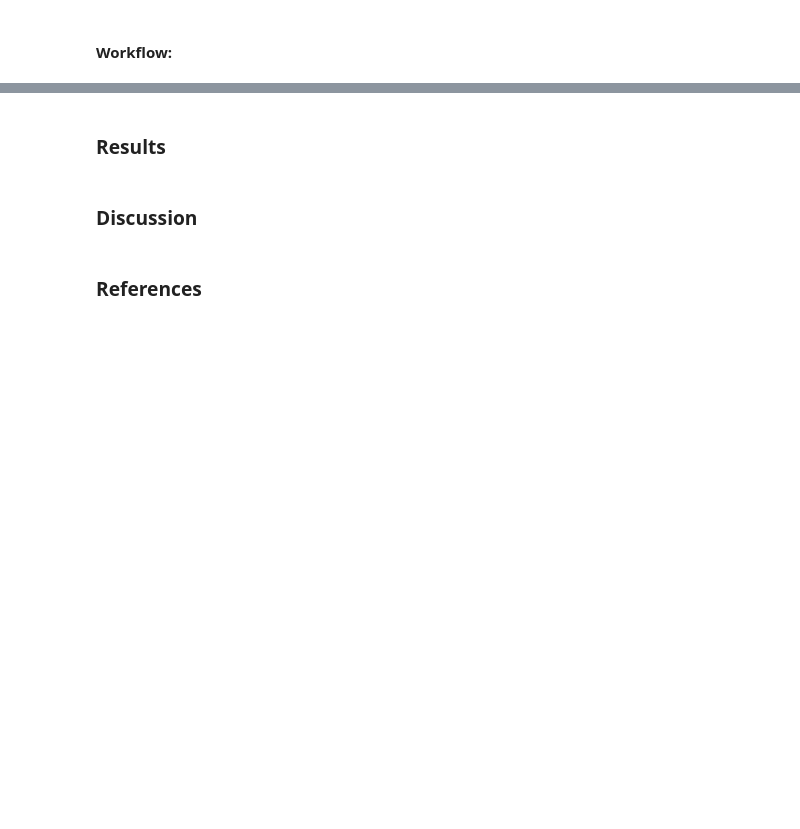
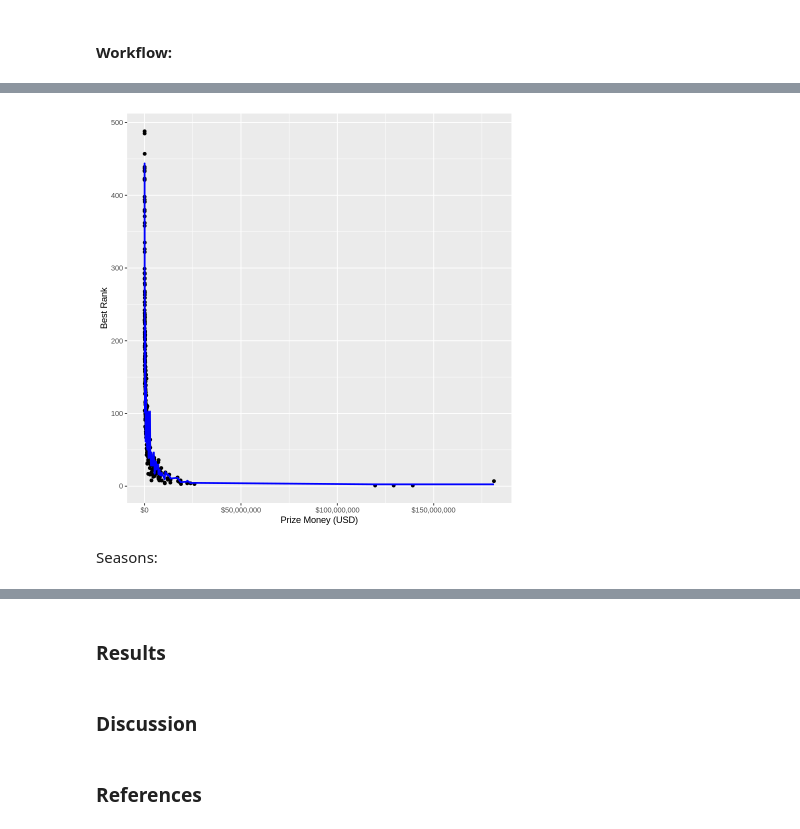
Before and after one commit to chaeyoonchang/dsci-100-group-007-33, a Jupyter notebook: report.ipynb, the cells around one changed output, grey strips where cells are left out. Saved outputs shown, nothing was run; the diff lists cells and outputs as text; code cells hidden in the pictures; blank space fills up the shorter version.

```diff
--- a/report.ipynb
+++ b/report.ipynb
@@ -260,0 +246,5 @@ tennis_data_recipe_Seasons <- recipe(Best_Rank ~ Seasons, data = tennis_data_tra
+# %%
+tennis_data_specs <- nearest_neighbor(weight_func = "rectangular", neighbors = tune()) |>
+    set_engine("kknn") |>
+    set_mode("regression")
+tennis_data_specs
@@ -264,0 +481,21 @@ tennis_data_recipe_Seasons <- recipe(Best_Rank ~ Seasons, data = tennis_data_tra
+# %%
+
+tennis_data_workflow_pm <- workflow() |>
+    add_recipe(tennis_data_recipe_pm) |>
+    add_model(tennis_data_specs)
+
+
+pm_result <- tennis_data_workflow_pm |>
+    tune_grid(resample = tennis_data_vfold, grid = gridvals) |>
+    collect_metrics() |>
+    filter(.metric == "rmse")
+
+head(pm_result, n= 10)
+
+kmin_pm_df <- pm_result |>
+    filter(mean == min(mean))
+
+kmin_pm <- kmin_pm_df |>
+    pull(neighbors)
+
+kmin_pm_df
@@ -264,0 +554,22 @@ tennis_data_recipe_Seasons <- recipe(Best_Rank ~ Seasons, data = tennis_data_tra
+# %%
+###### WHYYYYYY???? ##################
+
+pm_train_info <- tennis_data_fit_pm |>
+    predict(tennis_data_train) |>
+    bind_cols(tennis_data_train)
+##################
+
+pm_plot <- tennis_data_train |>
+    ggplot(aes(x = Prize_Money, y = Best_Rank)) +
+    geom_point() +
+    geom_line(data = pm_train_info, mapping = aes(x = Prize_Money, y = .pred),
+                color = "blue",
+                size = 1) +
+    labs(x = "Prize Money (USD)", y = "Best Rank") +
+    scale_x_continuous(labels = dollar_format())
+
+pm_plot
+# %% [output]
+[figure, added]
+# %% [markdown]
+Seasons:
```
Also changed, not shown: parts of 31 cells of this notebook.
